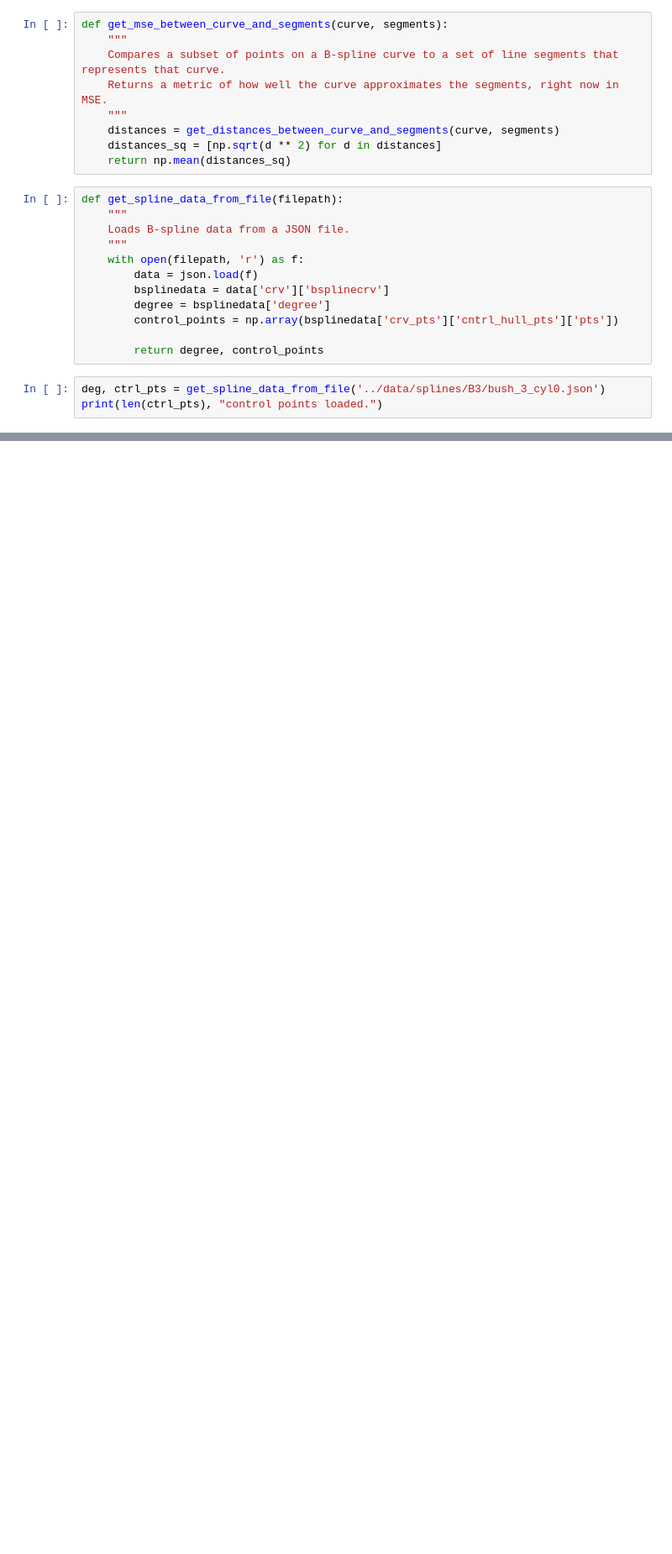
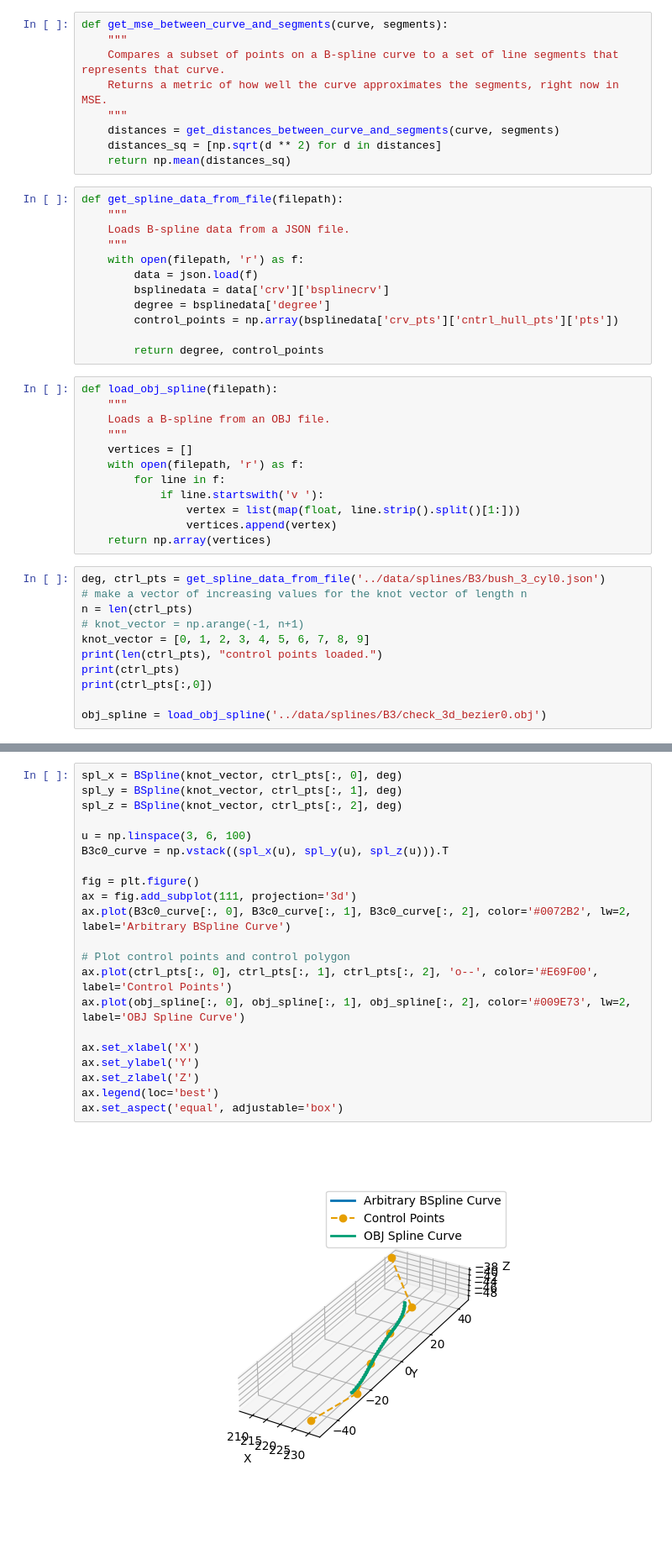
Before and after one commit to Intelligent-Machines-and-Materials-Lab/MuJoCoBlueberryModeling, a Jupyter notebook: src/bspline.ipynb, the cells around one changed output, grey strips where cells are left out. Shown at 84% size. Saved outputs shown, nothing was run; the diff lists cells and outputs as text; blank space fills up the shorter version.

Commit message:
plots both json b-spline and obj b-spline from Cindy and they MATCH

```diff
--- a/src/bspline.ipynb
+++ b/src/bspline.ipynb
@@ -60,8 +60,28 @@ def get_spline_data_from_file(filepath):
         control_points = np.array(bsplinedata['crv_pts']['cntrl_hull_pts']['pts'])
 
         return degree, control_points
+# %%
+def load_obj_spline(filepath):
+    """
+    Loads a B-spline from an OBJ file.
+    """
+    vertices = []
+    with open(filepath, 'r') as f:
+        for line in f:
+            if line.startswith('v '):
+                vertex = list(map(float, line.strip().split()[1:]))
+                vertices.append(vertex)
+    return np.array(vertices)
 # %%
 deg, ctrl_pts = get_spline_data_from_file('../data/splines/B3/bush_3_cyl0.json')
+# make a vector of increasing values for the knot vector of length n
+n = len(ctrl_pts)
+# knot_vector = np.arange(-1, n+1)
+knot_vector = [0, 1, 2, 3, 4, 5, 6, 7, 8, 9]
 print(len(ctrl_pts), "control points loaded.")
+print(ctrl_pts)
+print(ctrl_pts[:,0])
+
+obj_spline = load_obj_spline('../data/splines/B3/check_3d_bezier0.obj')
 # %% [output]
 6 control points loaded.
@@ -68,3 +95,26 @@ print(len(ctrl_pts), "control points loaded.")
+# %%
+spl_x = BSpline(knot_vector, ctrl_pts[:, 0], deg)
+spl_y = BSpline(knot_vector, ctrl_pts[:, 1], deg)
+spl_z = BSpline(knot_vector, ctrl_pts[:, 2], deg)
+
+u = np.linspace(3, 6, 100)
+B3c0_curve = np.vstack((spl_x(u), spl_y(u), spl_z(u))).T
+
+fig = plt.figure()
+ax = fig.add_subplot(111, projection='3d')
+ax.plot(B3c0_curve[:, 0], B3c0_curve[:, 1], B3c0_curve[:, 2], color='#0072B2', lw=2, label='Arbitrary BSpline Curve')
+
+# Plot control points and control polygon
+ax.plot(ctrl_pts[:, 0], ctrl_pts[:, 1], ctrl_pts[:, 2], 'o--', color='#E69F00', label='Control Points')
+ax.plot(obj_spline[:, 0], obj_spline[:, 1], obj_spline[:, 2], color='#009E73', lw=2, label='OBJ Spline Curve')
+
+ax.set_xlabel('X')
+ax.set_ylabel('Y')
+ax.set_zlabel('Z')
+ax.legend(loc='best')
+ax.set_aspect('equal', adjustable='box')
+# %% [output]
+[figure, added]
 # %%
 
 
```
Also changed, not shown: parts of 3 cells of this notebook.
